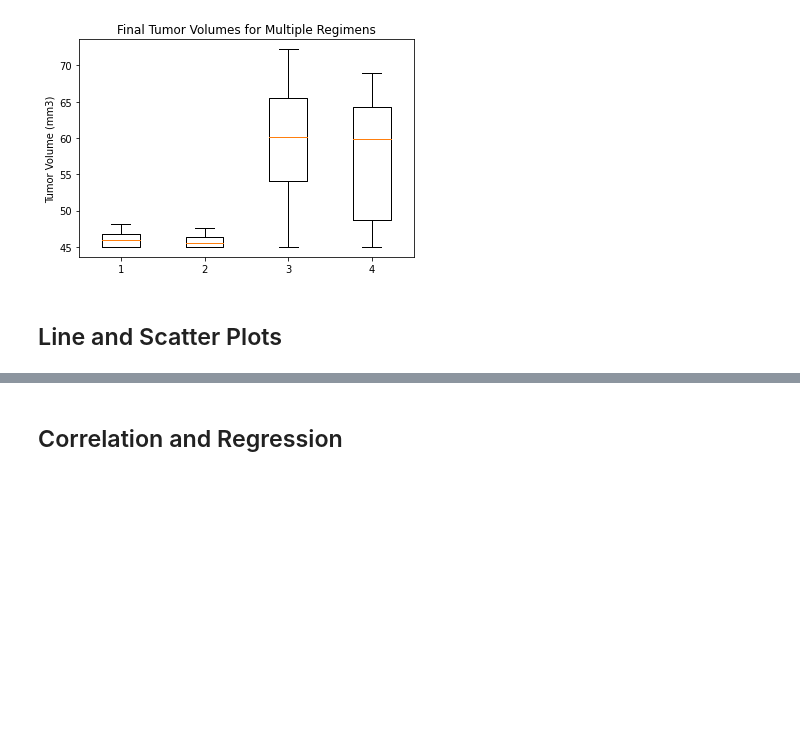
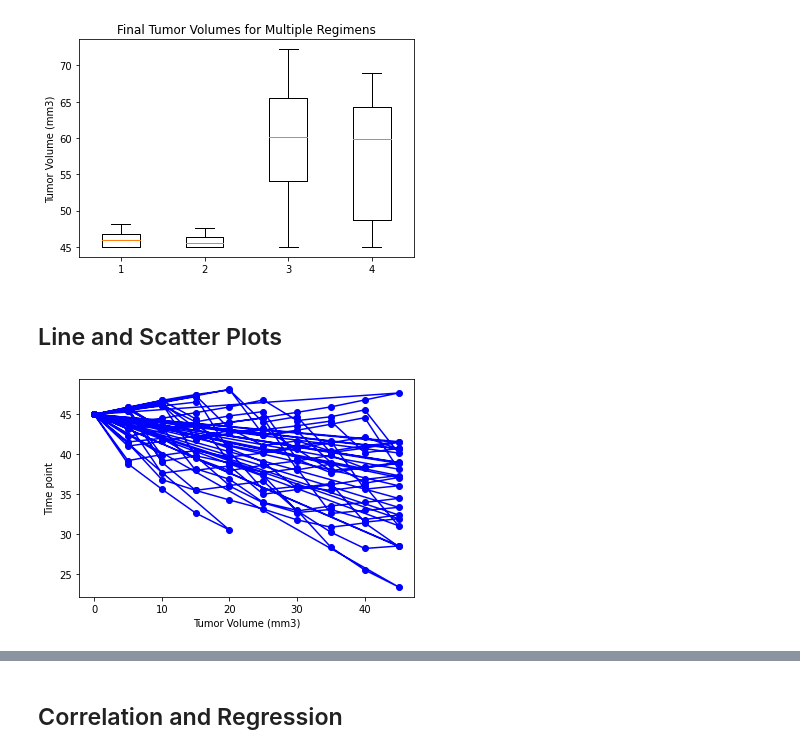
Before and after one commit to cdturner618/Matplotlib-Challenge, a Jupyter notebook: Pymaceuticals/pymaceuticals_starter.ipynb, the cells around one changed output, grey strips where cells are left out. Cells and saved outputs as stored; diff of their text form; code cells hidden in the pictures; blank space fills up the shorter version.

Commit message:
Line and Scatter PLots complete

```diff
--- a/Pymaceuticals/pymaceuticals_starter.ipynb
+++ b/Pymaceuticals/pymaceuticals_starter.ipynb
@@ -491,3 +475,13 @@ Tumor_Volume=[]
 ## Line and Scatter Plots
 # %%
 # Generate a line plot of tumor volume vs. time point for a mouse treated with Capomulin
+regimen_capomulin=Time.loc[Time["Drug Regimen"]=="Capomulin"]
+
+y_values = regimen_capomulin["Tumor Volume (mm3)"]
+x_values = regimen_capomulin["Timepoint"]
+plt.plot(x_values,y_values,marker='o',color="blue")
+plt.xlabel('Tumor Volume (mm3)')
+plt.ylabel('Time point')
+plt.show()
+# %% [output]
+[figure, added]
```
Also changed, not shown: parts of 6 cells of this notebook.
